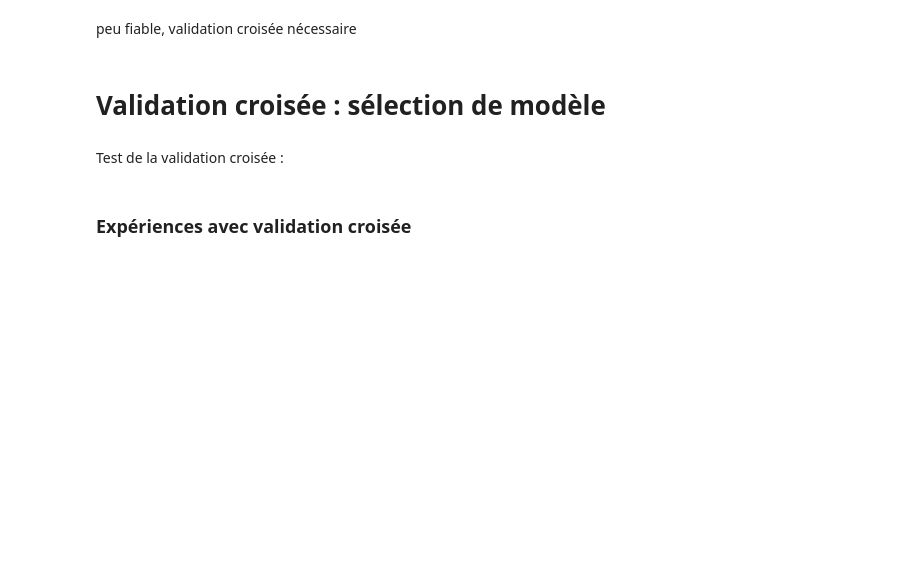
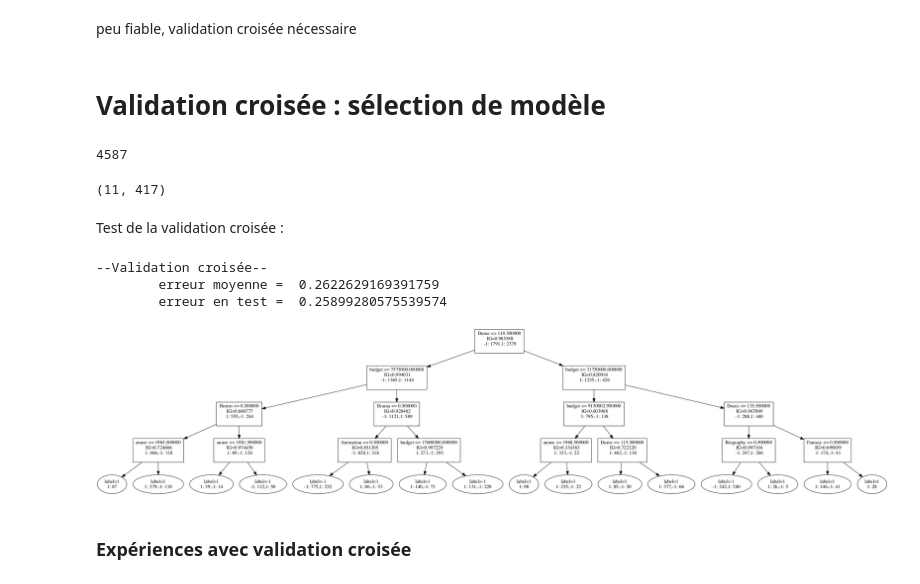
Before and after one commit to Colinelcx/ML, a Jupyter notebook: TME1-DecisionTrees/tme1.ipynb, the cells around one changed output. Saved outputs shown, nothing was run; the diff lists cells and outputs as text; code cells hidden in the pictures; blank space fills up the shorter version.

```diff
--- a/TME1-DecisionTrees/tme1.ipynb
+++ b/TME1-DecisionTrees/tme1.ipynb
@@ -253,6 +269,23 @@ def split_app(datax, datay, n):
+# %%
+def partionner(N, n):
+    """
+        Partionne les N données en n ensembles d'apprentissage
+        Retourne n ensembles d'indices
+        Attention : n doit être un diviseur de N
+    """
+
+    indices = np.arange(N)
+    np.random.shuffle(indices)
+    return indices.reshape((n, int(N/n)))
+# %%
+datax.shape[0]
+# %% [output]
+4587
 # %%
-ensembles = split_app(datax, datay, 10)
+ensembles = partionner(datax.shape[0], 11)
 print(ensembles.shape)
+# %% [output]
+(11, 417)
 # %%
 def validation_croisee(datax, datay, n, depth, min_sample_split=2):
     """
@@ -266,35 +299,46 @@ def validation_croisee(datax, datay, n, depth, min_sample_split=2):
     best_dt = DecisionTree() # meilleur modèle
     best_err_moy = 2 # erreur moyenne
     err_test = 0
-    indices_ens = split_app(datax, datay, n) # ensembles d'apprentissage
-    for ens_i in indices_ens :
-        datax_app = #TODO datax - datax[ens_i]
-        datay_app = # TODO
+    indices_ens = partionner(datax.shape[0], n) # ensembles d'apprentissage
+    for ens_i in indices_ens:
+        datax_app = np.delete(datax, ens_i, axis=0)
+        datay_app = np.delete(datay, ens_i, axis=0)
+        print(datax_app.shape, datay_app.shape)
 
         dt = DecisionTree()
         dt.max_depth = depth # on fixe la  taille  de l’arbre a depth
         dt.min_samples_split = min_sample_split # nombre  minimum d’exemples  pour  spliter  un noeud
         dt.fit(datax_app, datay_app) # apprentissage
 
-        err = 1 - dt.score(datax[ens_i], datay[ens_i]) # erreur en test
+        err_test = 1 - dt.score(datax[ens_i], datay[ens_i]) # erreur en test
+
+        # calcul de l'erreur moyenne
         err_moy = 0
-
-        for ens in ens_app:
+        for ens in indices_ens:
             err_moy += 1 - dt.score(datax[ens], datay[ens])
         err_moy = err_moy / n
 
         if err_moy < best_err_moy :
             best_dt = dt
-            best_err_moy = err
-            err_test = err
+            best_err_moy = err_moy
+            best_err_test = err_test
 
-    return best_dt, err_moy, err_tes
+    return best_dt, best_err_moy, best_err_test
 # %% [markdown]
 Test de la validation croisée :
 # %%
-dt = validation_croisee(datax, datay, 20, 4)
-img = Image(dt.to_png("img/exempleVC.png",fields))
+dt, err_moy, err_test = validation_croisee(datax, datay, 11, 4)
+print("-- Validation croisée --")
+print("\terreur moyenne = ",err_moy)
+print("\terreur en test = ", err_test)
+dt.to_png("img/exempleVC.png",fields)
+img = Image(filename='img/exempleVC.png')
 display(img)
+# %% [output]
+--Validation croisée--
+        erreur moyenne =  0.2622629169391759
+        erreur en test =  0.25899280575539574
+[figure, added]
 # %% [markdown]
 ### Expériences avec validation croisée
 # %%
```
Also changed, not shown: parts of 10 cells of this notebook, 20 other files.
